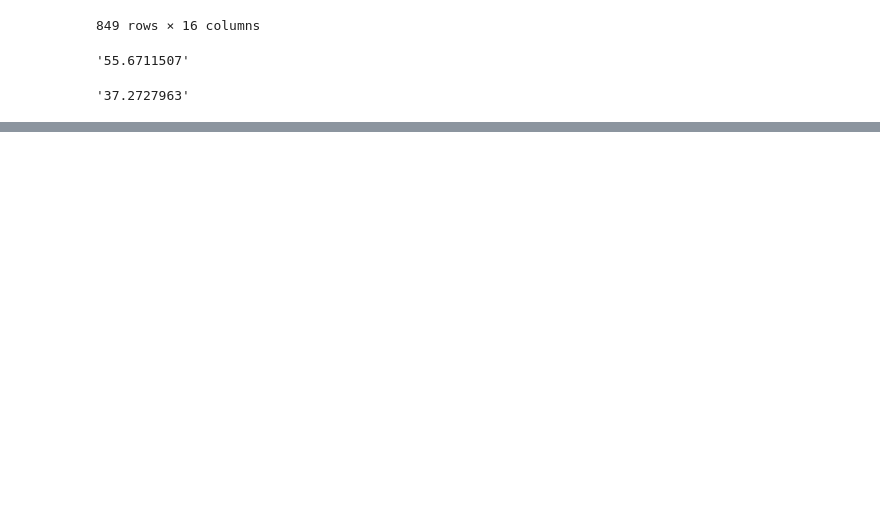
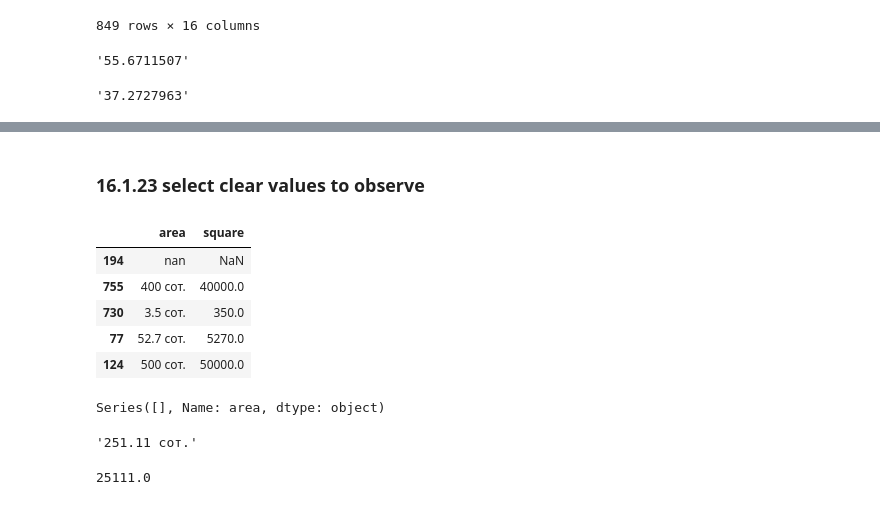
Before and after one commit to damnpav/liens_watching, a Jupyter notebook: data_handling150123.ipynb, the cells around one changed output, grey strips where cells are left out. Saved outputs shown, nothing was run; the diff lists cells and outputs as text; code cells hidden in the pictures; blank space fills up the shorter version.

```diff
--- a/data_handling150123.ipynb
+++ b/data_handling150123.ipynb
@@ -277,0 +300,2 @@ links_df.to_excel(r'data/exploded_data_150123.xlsx', index=False)
+# %% [markdown]
+### 16.1.23 select clear values to observe
@@ -277,0 +314,14 @@ links_df.to_excel(r'data/exploded_data_150123.xlsx', index=False)
+# %%
+exploded_df[['area', 'square']].sample(5)
+# %% [output]
+|  | area | square |
+| 194 | nan | NaN |
+| 755 | 400 сот. | 40000.0 |
+| 730 | 3.5 сот. | 350.0 |
+| 77 | 52.7 сот. | 5270.0 |
+| 124 | 500 сот. | 50000.0 |
+# %%
+exploded_df['area'] = exploded_df['area'].astype(str)
+exploded_df.loc[(exploded_df['area'].notnull()) & (~exploded_df['area'].str.contains('сот.')) & (exploded_df['area']!='nan'), 'area']
+# %% [output]
+Series([], Name: area, dtype: object)
@@ -277,0 +330,8 @@ links_df.to_excel(r'data/exploded_data_150123.xlsx', index=False)
+# %%
+exmpl_area
+# %% [output]
+'251.11 сот.'
+# %%
+float(exmpl_area.replace('сот.', '').replace(' ', ''))*100
+# %% [output]
+25111.0
```
Also changed, not shown: parts of 17 cells of this notebook, 1 other file.
